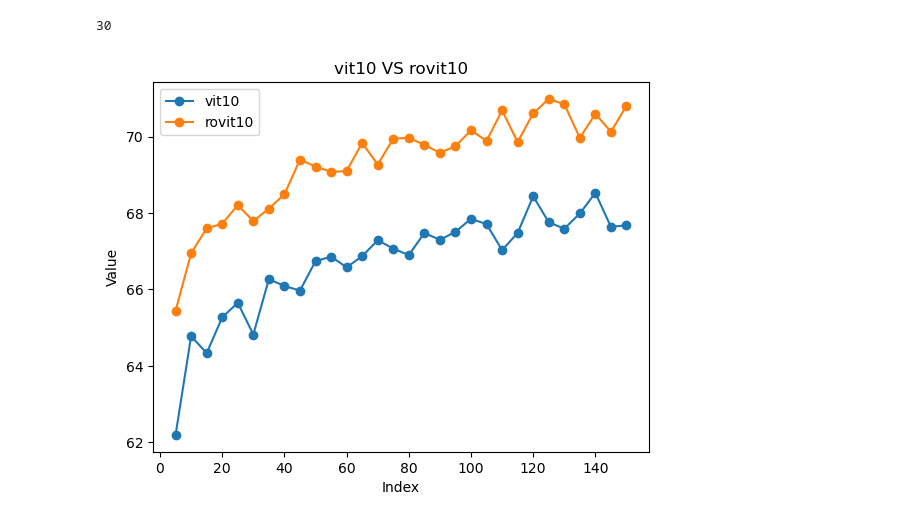
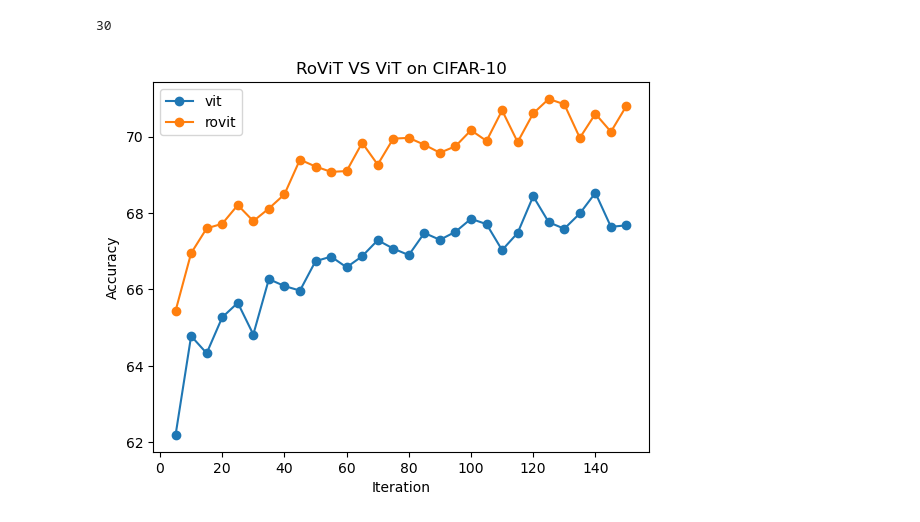
Before and after one commit to CA2528357431/rovit, a Jupyter notebook: rovit-10.ipynb, the cells around one changed output. Saved outputs shown, nothing was run; the diff lists cells and outputs as text; code cells hidden in the pictures.

```diff
--- a/rovit-10.ipynb
+++ b/rovit-10.ipynb
@@ -538,18 +538,18 @@ print(len(rovit10))
 # %%
 import matplotlib.pyplot as plt
 
 # X-axis
 x = range(5,155,5)
 
 # plot ViT and our RoViT
-plt.plot(x, vit10, label='vit10', marker='o')
-plt.plot(x, rovit10, label='rovit10', marker='o')
+plt.plot(x, vit10, label='vit', marker='o')
+plt.plot(x, rovit10, label='rovit', marker='o')
 
-plt.xlabel("Index")
-plt.ylabel("Value")
-plt.title("vit10 VS rovit10")
+plt.xlabel("Iteration")
+plt.ylabel("Accuracy")
+plt.title("RoViT VS ViT on CIFAR-10")
 plt.legend()
 
 plt.show()
 # %% [output]
-[figure, old version]
+[figure, new version]
```
Also changed, not shown: parts of 1 cell of this notebook, 6 other files.
